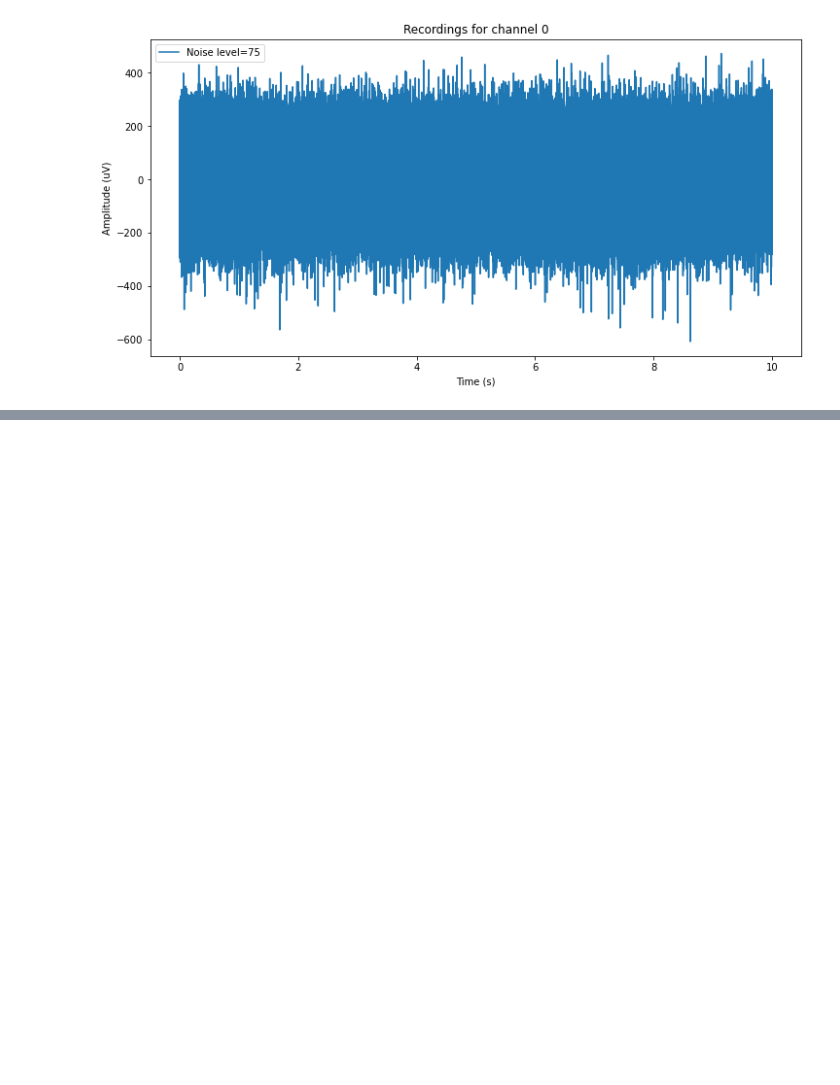
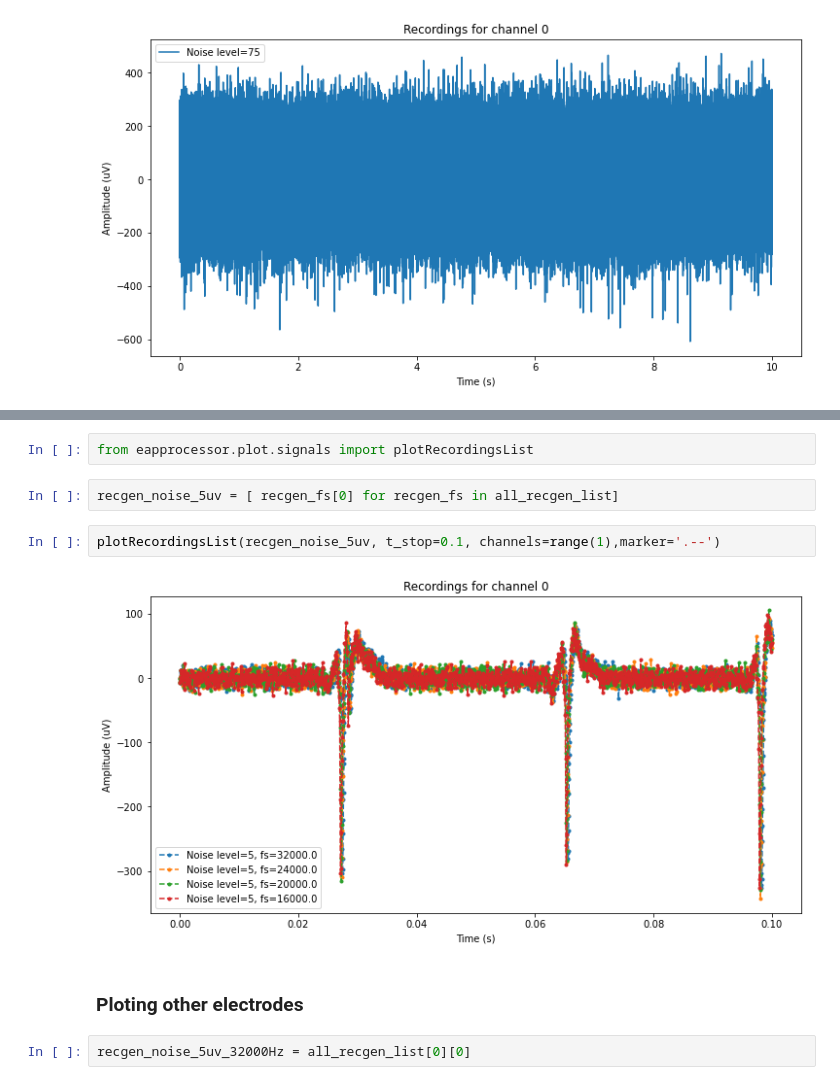
Before and after one commit to LuighiV/eapprocessor, a Jupyter notebook: notebooks/1_Recordings_generation.ipynb, the cells around one changed output, grey strips where cells are left out. Drawn from its saved outputs; the diff is of its cells as text; blank space fills up the shorter version.

Commit message:
Add custom ranges to plot

```diff
--- a/notebooks/1_Recordings_generation.ipynb
+++ b/notebooks/1_Recordings_generation.ipynb
@@ -349,0 +352,12 @@ for recgen in all_recgen_list[-1]:
+# %%
+from eapprocessor.plot.signals import plotRecordingsList
+# %%
+recgen_noise_5uv = [ recgen_fs[0] for recgen_fs in all_recgen_list]
+# %%
+plotRecordingsList(recgen_noise_5uv, t_stop=0.1, channels=range(1),marker='.--')
+# %% [output]
+[figure, added]
+# %% [markdown]
+### Ploting other electrodes
+# %%
+recgen_noise_5uv_32000Hz = all_recgen_list[0][0]
```
Also changed, not shown: parts of 16 cells of this notebook, 1 other file.
